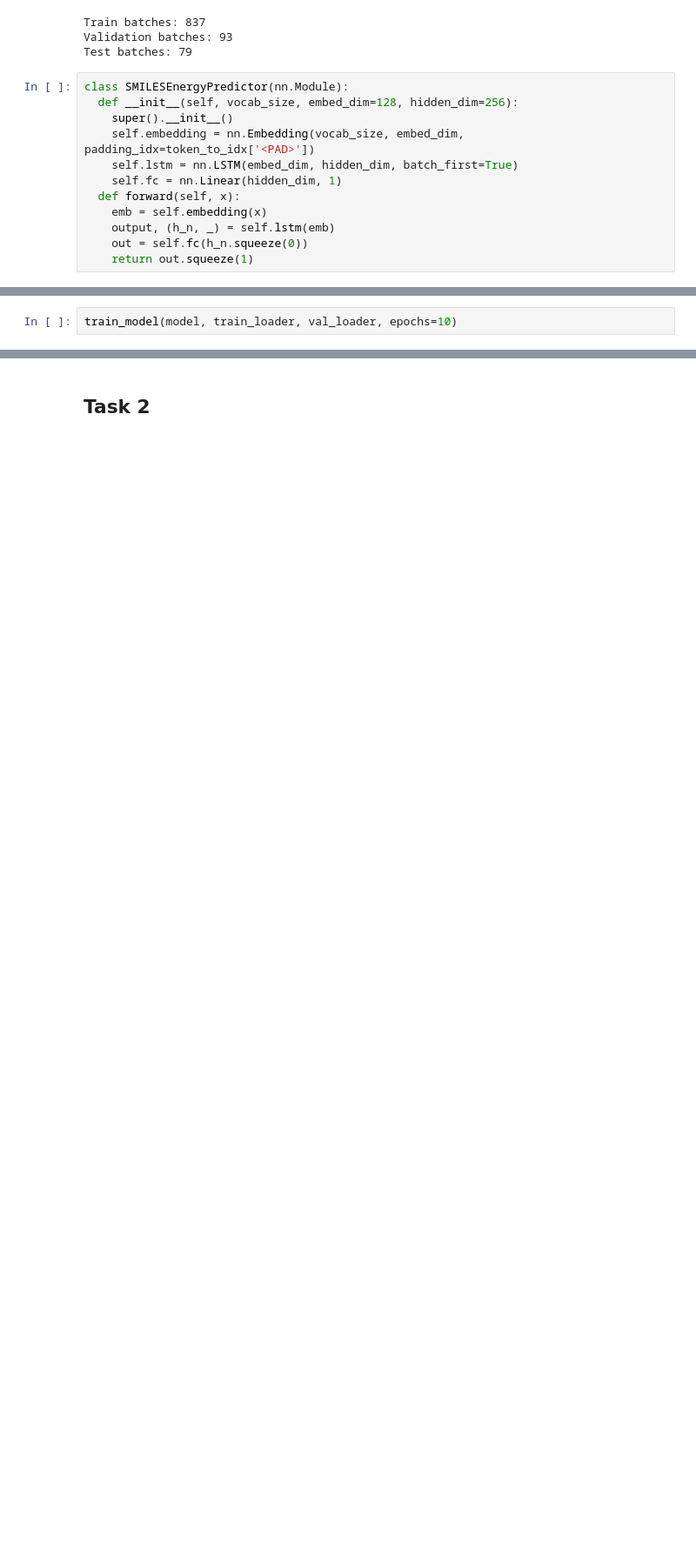
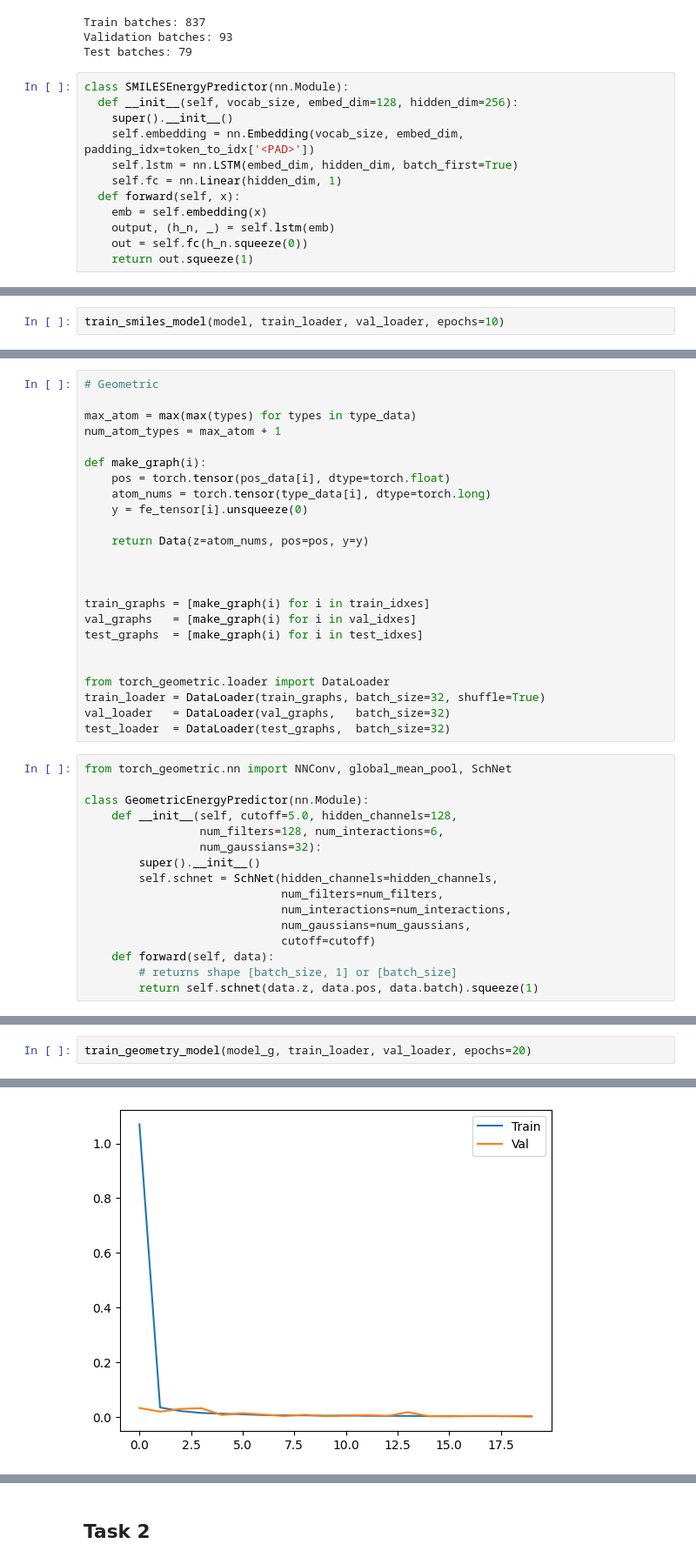
Before and after one commit to Zouu-X/DL_ass2, a Jupyter notebook: ass2_skeleton.ipynb, the cells around one changed output, grey strips where cells are left out. Shown: that part at 87% size. Drawn from its saved outputs; the diff is of its cells as text; blank space fills up the shorter version.

```diff
--- a/ass2_skeleton.ipynb
+++ b/ass2_skeleton.ipynb
@@ -319,4 +320,4 @@ def train_model(model, train_loader, val_loader, epochs=10):
     print(f"Epoch {epoch+1:2d} | Train Loss: {train_loss:.4f} | Val Loss: {val_loss:.4f}")
 # %%
-train_model(model, train_loader, val_loader, epochs=10)
+train_smiles_model(model, train_loader, val_loader, epochs=10)
 # %% [output]
@@ -375,0 +377,40 @@ Test (actual)     →  MSE: 0.41279 | MAE: 0.49505
+# %%
+# Geometric
+
+max_atom = max(max(types) for types in type_data)
+num_atom_types = max_atom + 1
+
+def make_graph(i):
+    pos = torch.tensor(pos_data[i], dtype=torch.float)
+    atom_nums = torch.tensor(type_data[i], dtype=torch.long)
+    y = fe_tensor[i].unsqueeze(0)
+
+    return Data(z=atom_nums, pos=pos, y=y)
+
+
+
+train_graphs = [make_graph(i) for i in train_idxes]
+val_graphs   = [make_graph(i) for i in val_idxes]
+test_graphs  = [make_graph(i) for i in test_idxes]
+
+
+from torch_geometric.loader import DataLoader
+train_loader = DataLoader(train_graphs, batch_size=32, shuffle=True)
+val_loader   = DataLoader(val_graphs,   batch_size=32)
+test_loader  = DataLoader(test_graphs,  batch_size=32)
+# %%
+from torch_geometric.nn import NNConv, global_mean_pool, SchNet
+
+class GeometricEnergyPredictor(nn.Module):
+    def __init__(self, cutoff=5.0, hidden_channels=128,
+                 num_filters=128, num_interactions=6,
+                 num_gaussians=32):
+        super().__init__()
+        self.schnet = SchNet(hidden_channels=hidden_channels,
+                             num_filters=num_filters,
+                             num_interactions=num_interactions,
+                             num_gaussians=num_gaussians,
+                             cutoff=cutoff)
+    def forward(self, data):
+        # returns shape [batch_size, 1] or [batch_size]
+        return self.schnet(data.z, data.pos, data.batch).squeeze(1)
@@ -375,0 +478,3 @@ Test (actual)     →  MSE: 0.41279 | MAE: 0.49505
+# %%
+train_geometry_model(model_g, train_loader, val_loader, epochs=20)
+# %% [output]
@@ -375,0 +501 @@ Test (actual)     →  MSE: 0.41279 | MAE: 0.49505
+[figure, added]
```
Also changed, not shown: parts of 29 cells of this notebook, 1 other file.
